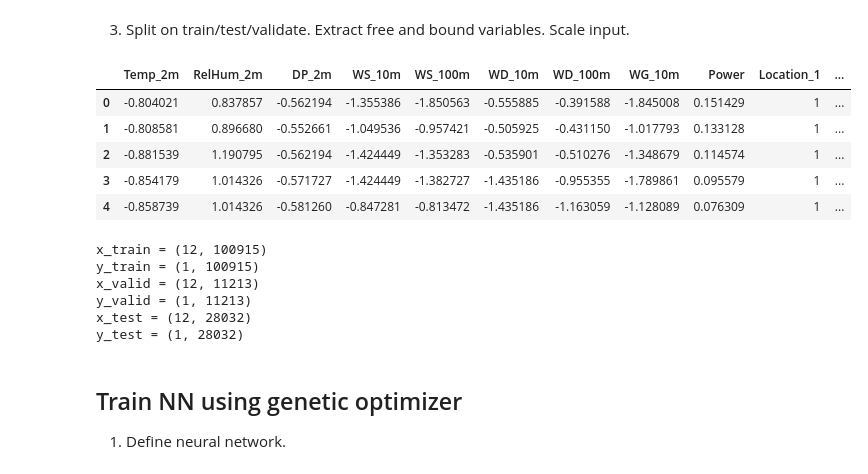
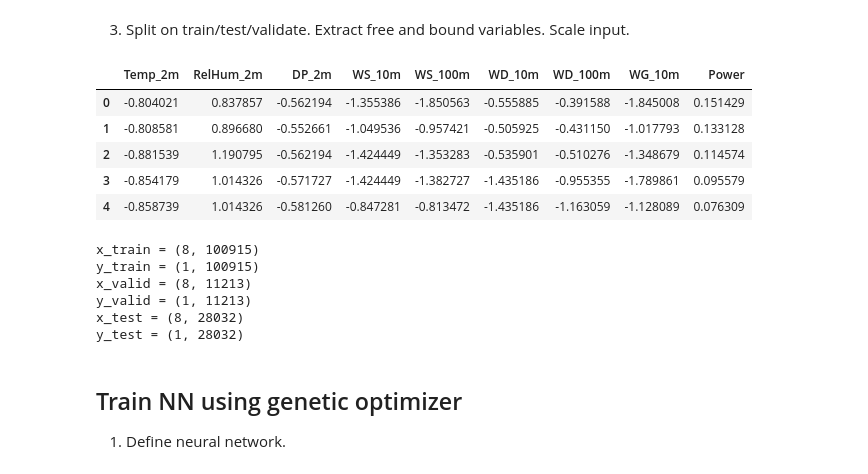
Before and after one commit to melalex/computational-intelligence, a Jupyter notebook: notebooks/wind_turbine_forecasting.ipynb, the cells around one changed output. Drawn from its saved outputs; the diff is of its cells as text; code cells hidden in the pictures.

```diff
--- a/notebooks/wind_turbine_forecasting.ipynb
+++ b/notebooks/wind_turbine_forecasting.ipynb
@@ -34,32 +36,36 @@ from sklearn.discriminant_analysis import StandardScaler
 # %% [markdown]
 2. Download and process `sudhanvahg/wind-turbine-power-generation-forecasting` dataset.
 # %%
-archive = download_wind_turbine_dataset(EXTERNAL_DATA_FOLDER)
+archive = wind_turbine_dataset.download_wind_turbine_dataset(EXTERNAL_DATA_FOLDER)
 # %% [markdown]
 3. Split on train/test/validate. Extract free and bound variables. Scale input.
 # %%
 scaler = StandardScaler()
 
-dataset = process_wind_turbine_dataset(
+dataset = wind_turbine_dataset.process_wind_turbine_dataset(
     archive,
     scaler=scaler,
 )
 
 dataset.head(5)
 # %% [output]
-|  | Temp_2m | RelHum_2m | DP_2m | WS_10m | WS_100m | WD_10m | WD_100m | WG_10m | Power | Location_1 | ... |
-| 0 | -0.804021 | 0.837857 | -0.562194 | -1.355386 | -1.850563 | -0.555885 | -0.391588 | -1.845008 | 0.151429 | 1 | ... |
-| 1 | -0.808581 | 0.896680 | -0.552661 | -1.049536 | -0.957421 | -0.505925 | -0.431150 | -1.017793 | 0.133128 | 1 | ... |
-| 2 | -0.881539 | 1.190795 | -0.562194 | -1.424449 | -1.353283 | -0.535901 | -0.510276 | -1.348679 | 0.114574 | 1 | ... |
-| 3 | -0.854179 | 1.014326 | -0.571727 | -1.424449 | -1.382727 | -1.435186 | -0.955355 | -1.789861 | 0.095579 | 1 | ... |
-| 4 | -0.858739 | 1.014326 | -0.581260 | -0.847281 | -0.813472 | -1.435186 | -1.163059 | -1.128089 | 0.076309 | 1 | ... |
+|  | Temp_2m | RelHum_2m | DP_2m | WS_10m | WS_100m | WD_10m | WD_100m | WG_10m | Power |
+| 0 | -0.804021 | 0.837857 | -0.562194 | -1.355386 | -1.850563 | -0.555885 | -0.391588 | -1.845008 | 0.151429 |
+| 1 | -0.808581 | 0.896680 | -0.552661 | -1.049536 | -0.957421 | -0.505925 | -0.431150 | -1.017793 | 0.133128 |
+| 2 | -0.881539 | 1.190795 | -0.562194 | -1.424449 | -1.353283 | -0.535901 | -0.510276 | -1.348679 | 0.114574 |
+| 3 | -0.854179 | 1.014326 | -0.571727 | -1.424449 | -1.382727 | -1.435186 | -0.955355 | -1.789861 | 0.095579 |
+| 4 | -0.858739 | 1.014326 | -0.581260 | -0.847281 | -0.813472 | -1.435186 | -1.163059 | -1.128089 | 0.076309 |
 # %%
-# x_train, y_train, x_valid, y_valid, x_test, y_test = window_and_split_turbine_dataset(
-#     dataset=dataset, test_train_ratio=0.8, train_valid_ratio=0.9, window_size=10
+# x_train, y_train, x_valid, y_valid, x_test, y_test = (
+#     wind_turbine_dataset.window_and_split_turbine_dataset(
+#         dataset=dataset, test_train_ratio=0.8, train_valid_ratio=0.9, window_size=10
+#     )
 # )
 
-x_train, y_train, x_valid, y_valid, x_test, y_test = split_turbine_dataset(
-    dataset=dataset, test_train_ratio=0.8, train_valid_ratio=0.9
+x_train, y_train, x_valid, y_valid, x_test, y_test = (
+    wind_turbine_dataset.split_turbine_dataset(
+        dataset=dataset, test_train_ratio=0.8, train_valid_ratio=0.9
+    )
 )
 
 print("x_train = " + str(x_train.shape))
@@ -71,11 +77,11 @@ print("y_test = " + str(y_test.shape))
 
 validation_data = ValidationData(x_valid, y_valid)
 # %% [output]
-x_train = (12, 100915)
+x_train = (8, 100915)
 y_train = (1, 100915)
-x_valid = (12, 11213)
+x_valid = (8, 11213)
 y_valid = (1, 11213)
-x_test = (12, 28032)
+x_test = (8, 28032)
 y_test = (1, 28032)
 # %% [markdown]
 ## Train NN using genetic optimizer
```
Also changed, not shown: parts of 13 cells of this notebook, 26 other files.
